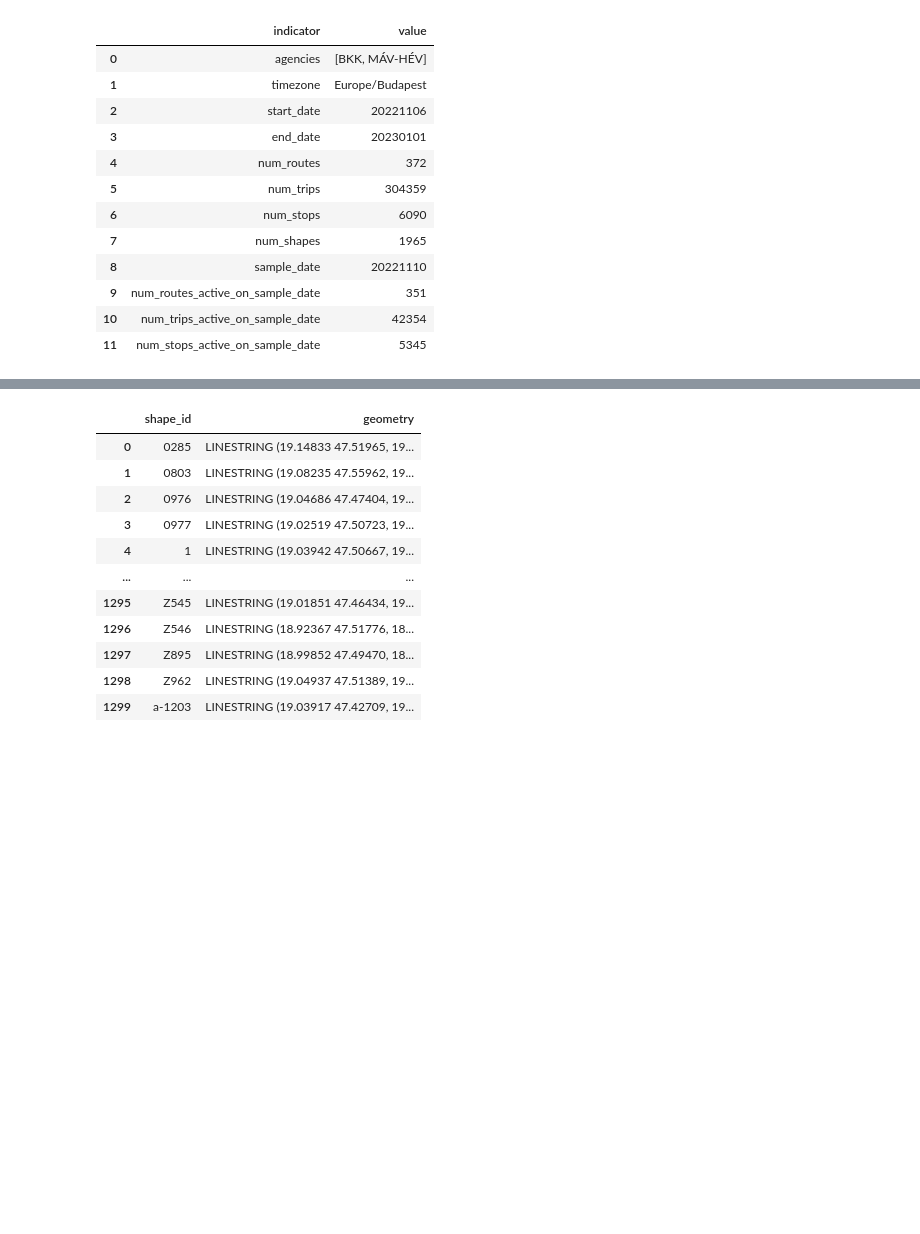
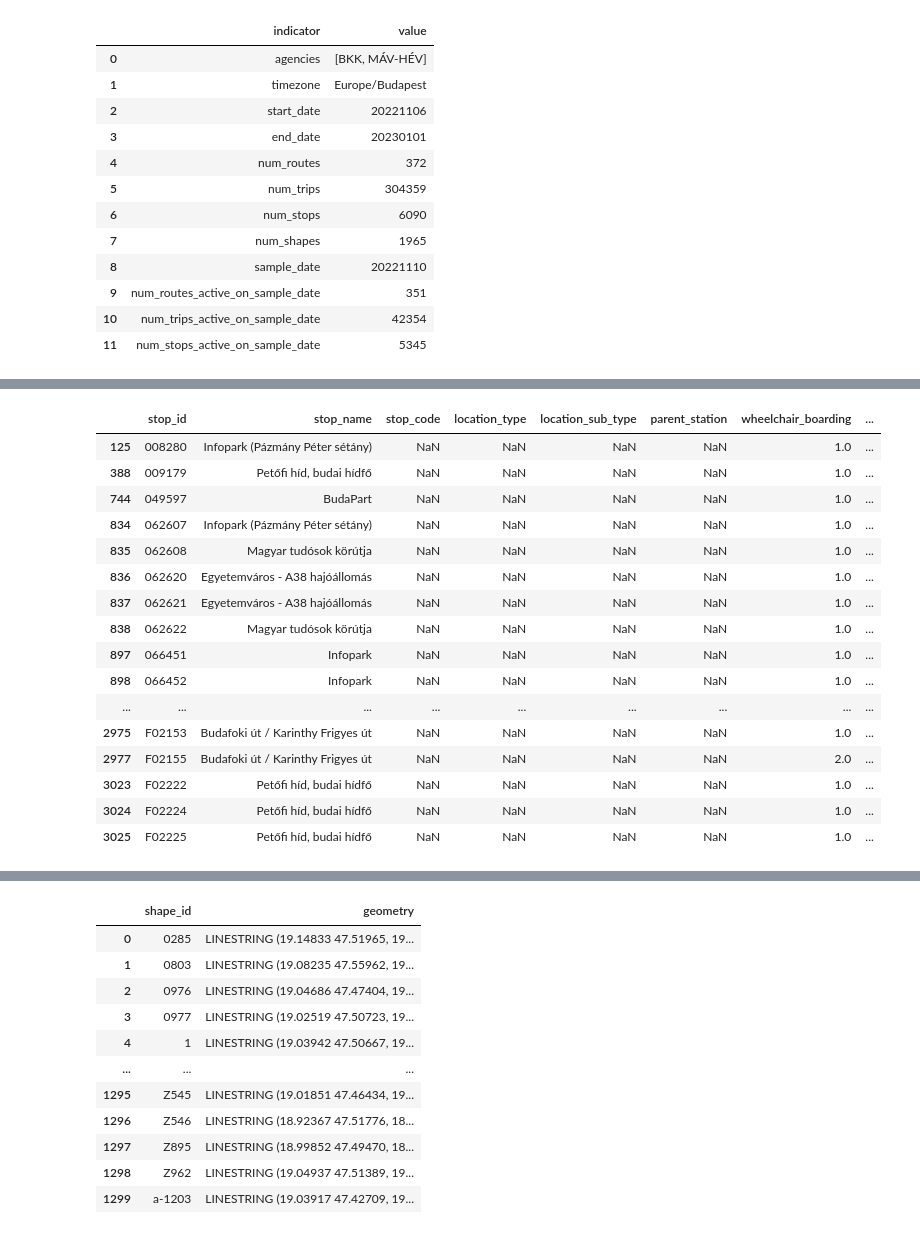
Before and after one commit to BGera89/Big_Data_Homework, a Jupyter notebook: gera.ipynb, the cells around one changed output, grey strips where cells are left out. Cells and saved outputs as stored; diff of their text form; code cells hidden in the pictures; blank space fills up the shorter version.

```diff
--- a/gera.ipynb
+++ b/gera.ipynb
@@ -126,3 +128,11 @@ trans.describe()
 # %%
 import gtfs_functions as gtfs
 routes, stops, stop_times, trips, shapes = gtfs.import_gtfs("GTFS.zip")
+# %%
+x=[]
+y=[]
+for i in range(len(stops)):
+    x.append(stops["geometry"][i].y)
+    y.append(stops["geometry"][i].x)
+# %%
+y=stops["geometry"][0].x
@@ -128,0 +180,7 @@ routes, stops, stop_times, trips, shapes = gtfs.import_gtfs("GTFS.zip")
+# %%
+print("stops that are in a 600m radius of Building I at BME: ")
+stops_600=[]
+for i,k in enumerate(stops["geometry"]):
+    if geopy.distance.geodesic(I_building, (k.y,k.x)).m <600.0:
+        print("\t-",stops["stop_id"][i])
+        stops_600.append(stops["stop_id"][i])
@@ -128,0 +205,22 @@ routes, stops, stop_times, trips, shapes = gtfs.import_gtfs("GTFS.zip")
+# %%
+#Stops that are in a 600m radius
+stops_I=stops[stops["stop_id"].isin(stops_600)]
+stops_I
+# %% [output]
+|  | stop_id | stop_name | stop_code | location_type | location_sub_type | parent_station | wheelchair_boarding | ... |
+| 125 | 008280 | Infopark (Pázmány Péter sétány) | NaN | NaN | NaN | NaN | 1.0 | ... |
+| 388 | 009179 | Petőfi híd, budai hídfő | NaN | NaN | NaN | NaN | 1.0 | ... |
+| 744 | 049597 | BudaPart | NaN | NaN | NaN | NaN | 1.0 | ... |
+| 834 | 062607 | Infopark (Pázmány Péter sétány) | NaN | NaN | NaN | NaN | 1.0 | ... |
+| 835 | 062608 | Magyar tudósok körútja | NaN | NaN | NaN | NaN | 1.0 | ... |
+| 836 | 062620 | Egyetemváros - A38 hajóállomás | NaN | NaN | NaN | NaN | 1.0 | ... |
+| 837 | 062621 | Egyetemváros - A38 hajóállomás | NaN | NaN | NaN | NaN | 1.0 | ... |
+| 838 | 062622 | Magyar tudósok körútja | NaN | NaN | NaN | NaN | 1.0 | ... |
+| 897 | 066451 | Infopark | NaN | NaN | NaN | NaN | 1.0 | ... |
+| 898 | 066452 | Infopark | NaN | NaN | NaN | NaN | 1.0 | ... |
+| ... | ... | ... | ... | ... | ... | ... | ... | ... |
+| 2975 | F02153 | Budafoki út / Karinthy Frigyes út | NaN | NaN | NaN | NaN | 1.0 | ... |
+| 2977 | F02155 | Budafoki út / Karinthy Frigyes út | NaN | NaN | NaN | NaN | 2.0 | ... |
+| 3023 | F02222 | Petőfi híd, budai hídfő | NaN | NaN | NaN | NaN | 1.0 | ... |
+| 3024 | F02224 | Petőfi híd, budai hídfő | NaN | NaN | NaN | NaN | 1.0 | ... |
+| 3025 | F02225 | Petőfi híd, budai hídfő | NaN | NaN | NaN | NaN | 1.0 | ... |
```
Also changed, not shown: parts of 20 cells of this notebook.
